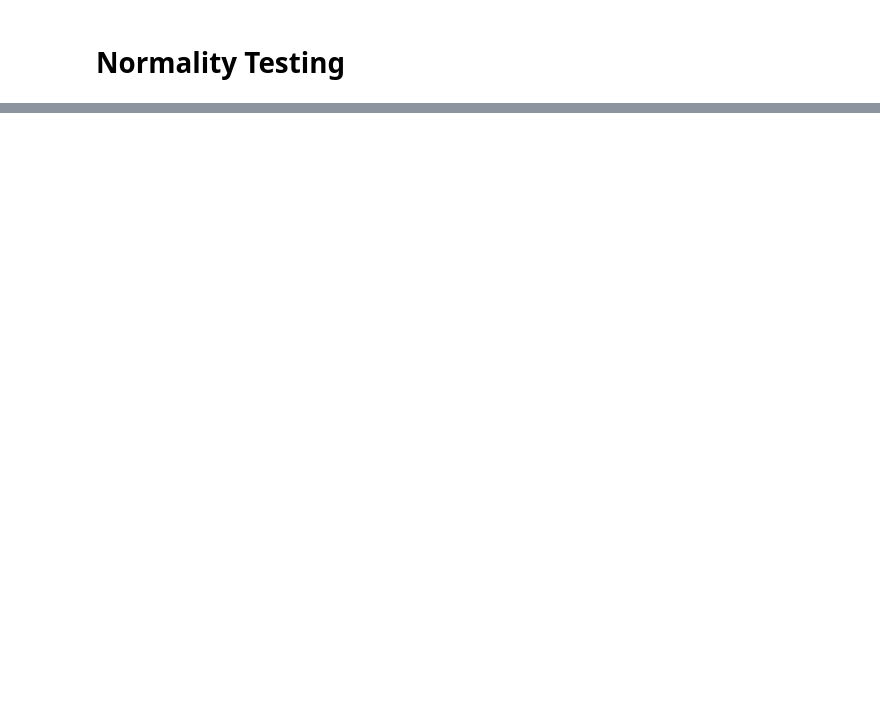
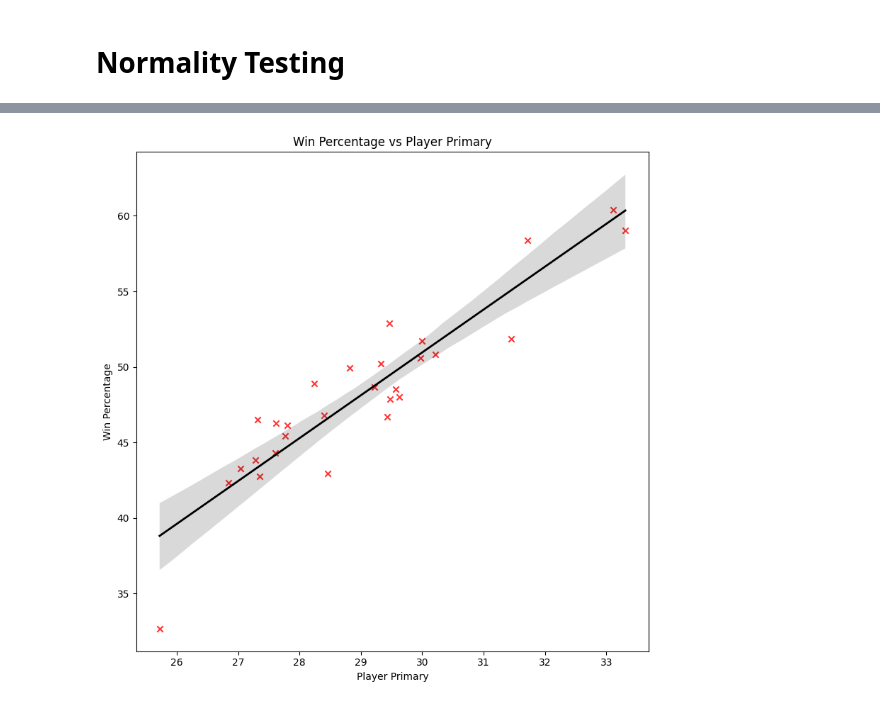
Before and after one commit to crichardson1349/wh_dat_sci_project, a Jupyter notebook: GH_games_by_faction_PN.ipynb, the cells around one changed output, grey strips where cells are left out. Saved outputs shown, nothing was run; the diff lists cells and outputs as text; code cells hidden in the pictures; blank space fills up the shorter version.

```diff
--- a/GH_games_by_faction_PN.ipynb
+++ b/GH_games_by_faction_PN.ipynb
@@ -134,0 +157,8 @@ mission_scoring_df['Deployment'] = mission_scoring_df['Deployment'].astype(str)
+# %%
+#Adding Primary and seccondary differential to faction scoring df
+
+scoring_faction_df['Primary Scoring Differential'] = scoring_faction_df['Player Primary'] - scoring_faction_df['Opponent Primary']
+
+scoring_faction_df['Tactical Scoring Differential'] = scoring_faction_df['Player Tactical'] - scoring_faction_df['Opponent Tactical']
+
+scoring_faction_df['Fixed Scoring Differential'] = scoring_faction_df['Player Fixed'] - scoring_faction_df['Opponent Fixed']
@@ -134,0 +228,5 @@ mission_scoring_df['Deployment'] = mission_scoring_df['Deployment'].astype(str)
+# %%
+#Creating new scorewin df so that I can work with win rates and scoring from one df
+scorewin = pd.merge(scoring_faction_df, winPCT_faction_df[["Faction", "VP", "Opp VP", "Real Win %"]], on="Faction", how="left")
+# %%
+scorewin = scorewin.rename(columns={"Real Win %": "Win Percentage"})
@@ -178,0 +351,20 @@ FTA:  Not normal (p = 0.0001)
+# %%
+# Scatter plot with regression line for Player Primary vs Win Percentage
+plt.figure(figsize=(8, 8))
+
+sns.regplot(
+    data=scorewin,
+    x="Player Primary",
+    y="Win Percentage",
+    marker="x",
+    scatter_kws={"color": "red"},
+    line_kws={"color": "black", "linewidth": 2},
+)
+
+plt.title("Win Percentage vs Player Primary")
+plt.xlabel("Player Primary")
+plt.ylabel("Win Percentage")
+plt.tight_layout()
+plt.show()
+# %% [output]
+[figure, added]
```
Also changed, not shown: parts of 30 cells of this notebook.
